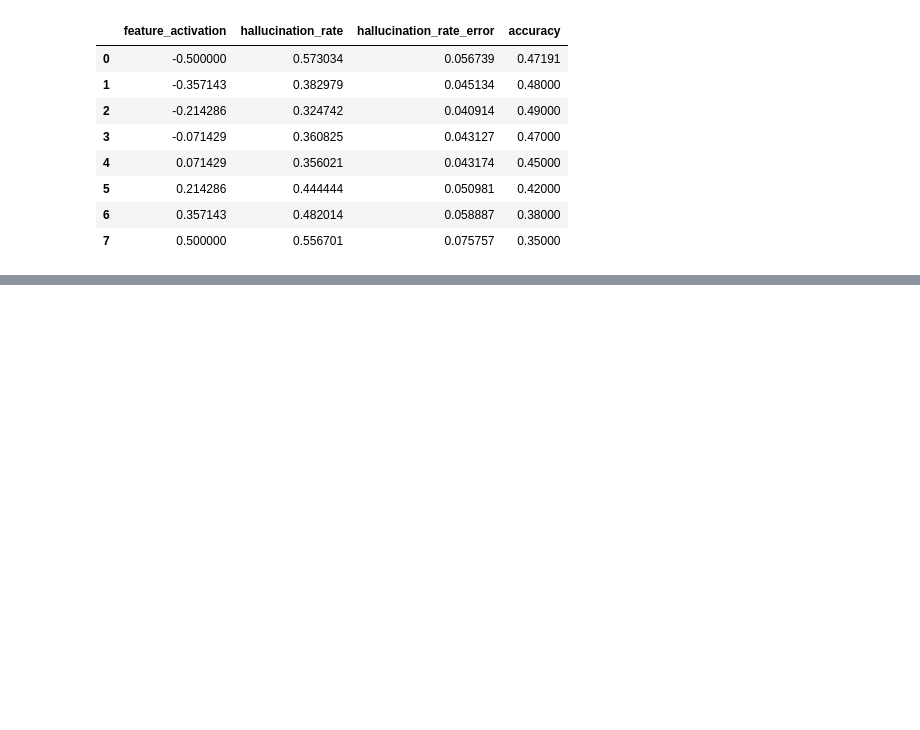
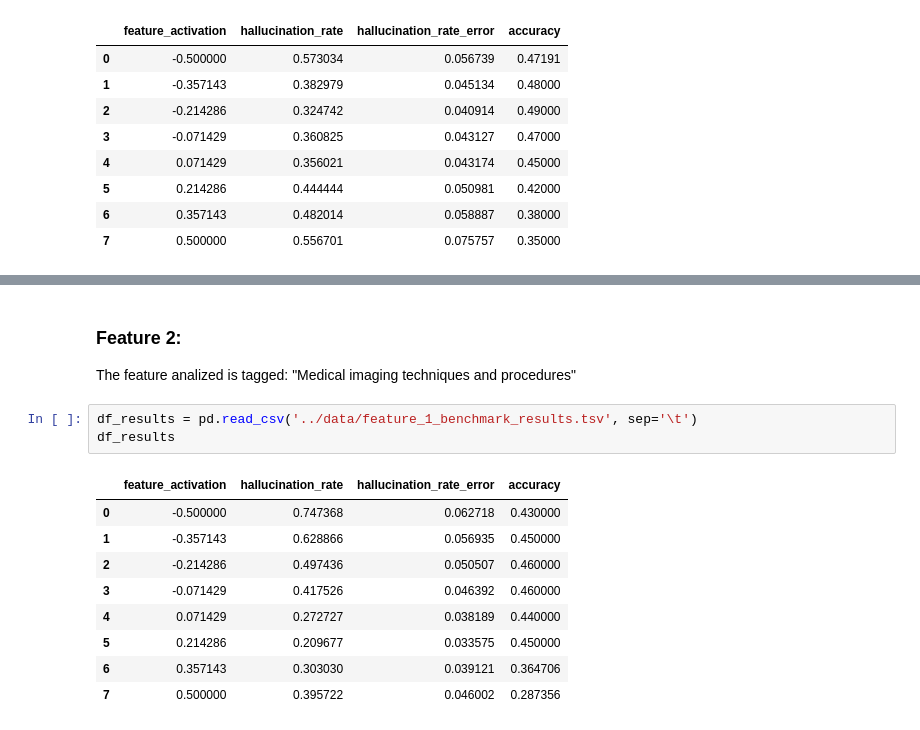
Before and after one commit to Mechanistic-Interpretability-Hackathon/Hallucination-Robustness-Medical-Q-A, a Jupyter notebook: src/notebooks/hallucination_analysis.ipynb, the cells around one changed output, grey strips where cells are left out. Saved outputs shown, nothing was run; the diff lists cells and outputs as text; blank space fills up the shorter version.

```diff
--- a/src/notebooks/hallucination_analysis.ipynb
+++ b/src/notebooks/hallucination_analysis.ipynb
@@ -123,3 +72,19 @@ axs[1].set_ylabel('Hallucination rate')
 axs[1].grid()
 # %% [output]
 [figure]
+# %% [markdown]
+### Feature 2:
+The feature analized is tagged: "Medical imaging techniques and procedures"
+# %%
+df_results = pd.read_csv('../data/feature_1_benchmark_results.tsv', sep='\t')
+df_results
+# %% [output]
+|  | feature_activation | hallucination_rate | hallucination_rate_error | accuracy |
+| 0 | -0.500000 | 0.747368 | 0.062718 | 0.430000 |
+| 1 | -0.357143 | 0.628866 | 0.056935 | 0.450000 |
+| 2 | -0.214286 | 0.497436 | 0.050507 | 0.460000 |
+| 3 | -0.071429 | 0.417526 | 0.046392 | 0.460000 |
+| 4 | 0.071429 | 0.272727 | 0.038189 | 0.440000 |
+| 5 | 0.214286 | 0.209677 | 0.033575 | 0.450000 |
+| 6 | 0.357143 | 0.303030 | 0.039121 | 0.364706 |
+| 7 | 0.500000 | 0.395722 | 0.046002 | 0.287356 |
```
Also changed, not shown: parts of 8 cells of this notebook.
